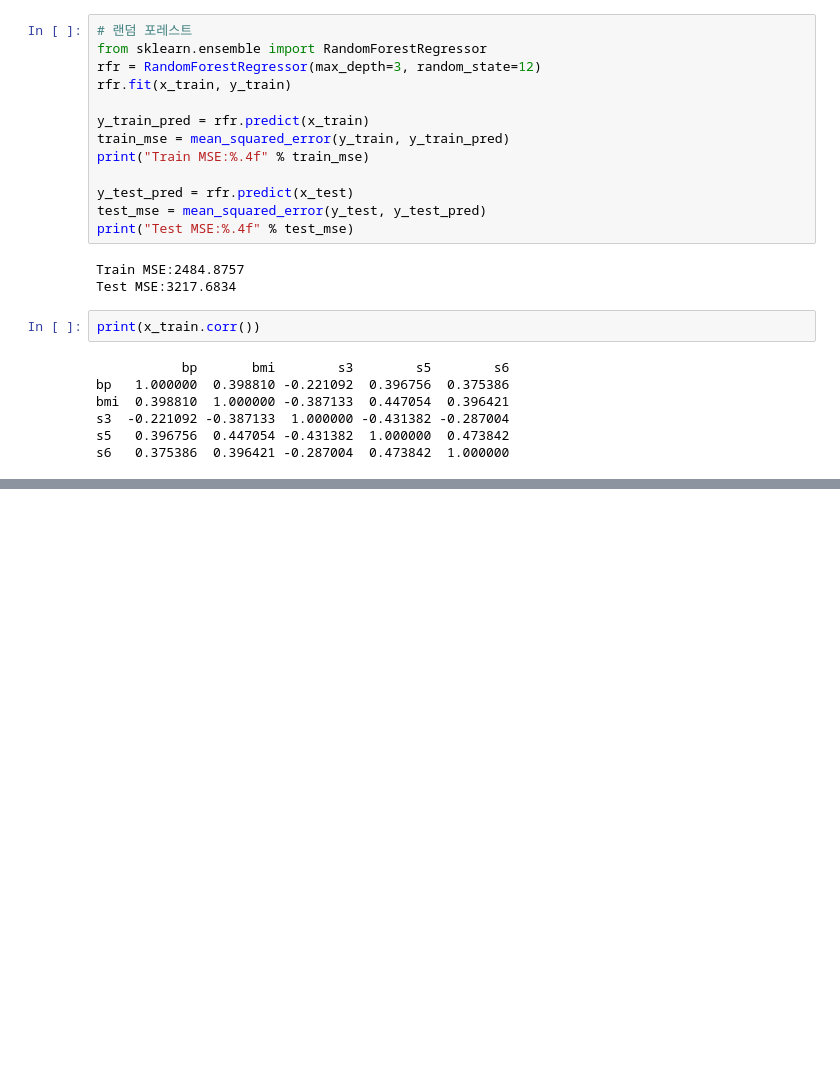
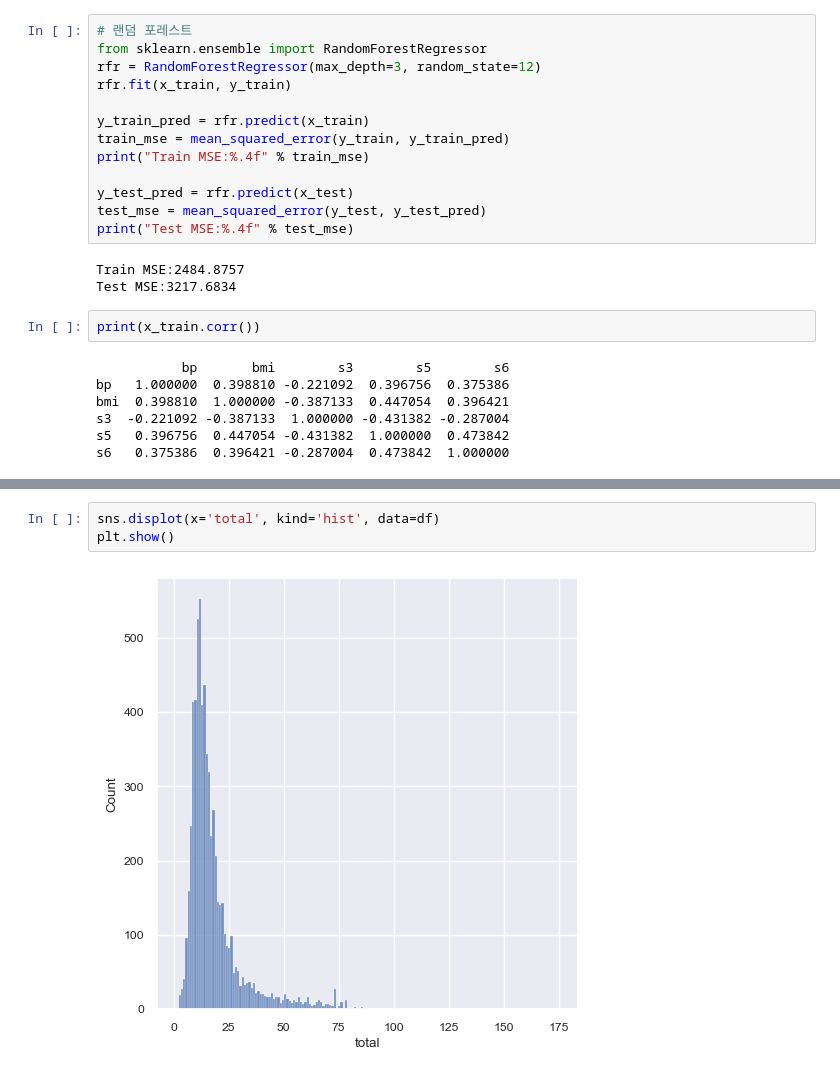
Before and after one commit to jihun5/it_jupyter, a Jupyter notebook: pr1.ipynb, the cells around one changed output, grey strips where cells are left out. Drawn from its saved outputs; the diff is of its cells as text; blank space fills up the shorter version.

```diff
--- a/pr1.ipynb
+++ b/pr1.ipynb
@@ -270,0 +366,5 @@ s6   0.375386  0.396421 -0.287004  0.473842  1.000000
+# %%
+sns.displot(x='total', kind='hist', data=df)
+plt.show()
+# %% [output]
+[figure, added]
```
Also changed, not shown: parts of 15 cells of this notebook, 8 other files.
